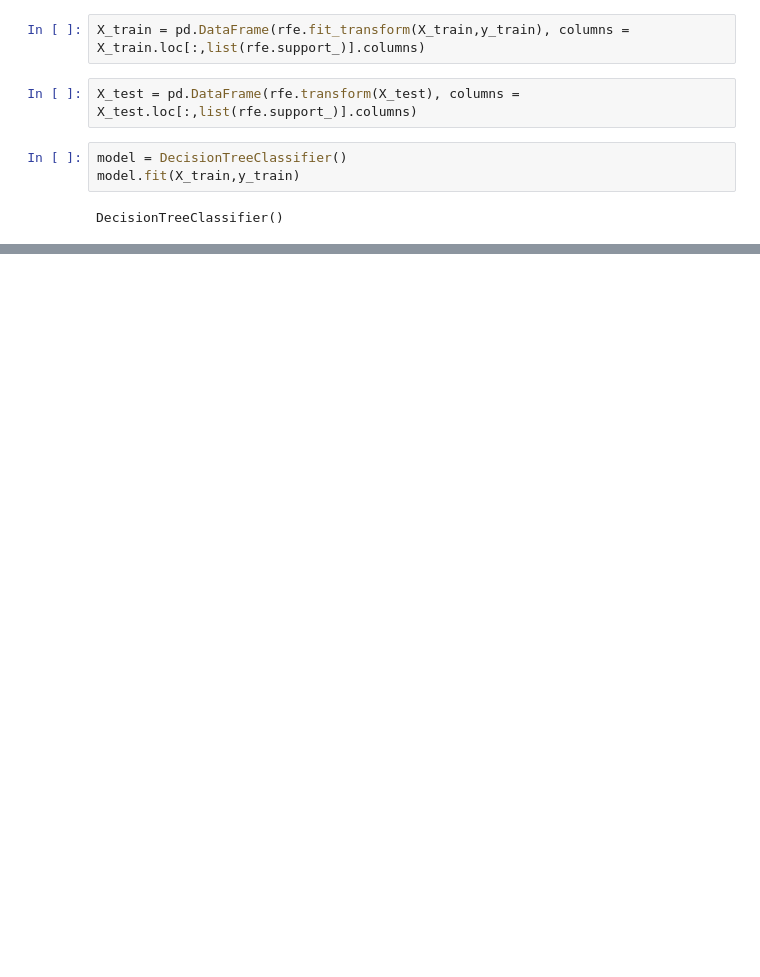
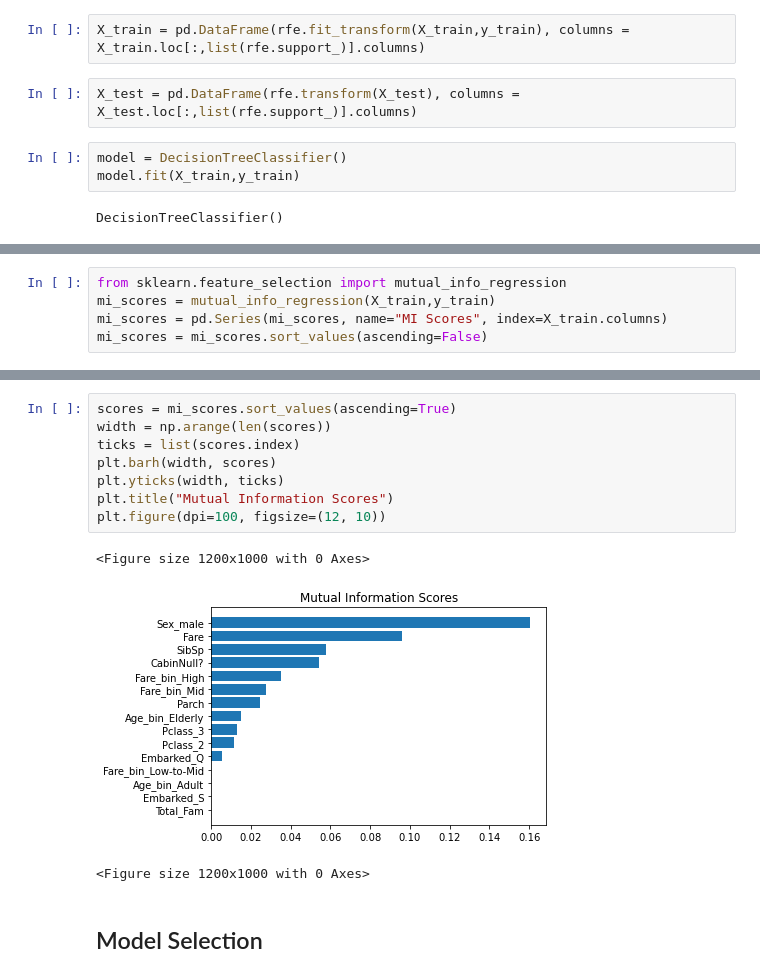
Before and after one commit to Data-Science-Fam/Titanic, a Jupyter notebook: Brady_Full_Project.ipynb, the cells around one changed output, grey strips where cells are left out. Drawn from its saved outputs; the diff is of its cells as text; blank space fills up the shorter version.

```diff
--- a/Brady_Full_Project.ipynb
+++ b/Brady_Full_Project.ipynb
@@ -106,0 +232,5 @@ accuracy_score(y_test, y_pred)
+# %%
+from sklearn.feature_selection import mutual_info_regression
+mi_scores = mutual_info_regression(X_train,y_train)
+mi_scores = pd.Series(mi_scores, name="MI Scores", index=X_train.columns)
+mi_scores = mi_scores.sort_values(ascending=False)
@@ -106,0 +256,14 @@ accuracy_score(y_test, y_pred)
+# %%
+scores = mi_scores.sort_values(ascending=True)
+width = np.arange(len(scores))
+ticks = list(scores.index)
+plt.barh(width, scores)
+plt.yticks(width, ticks)
+plt.title("Mutual Information Scores")
+plt.figure(dpi=100, figsize=(12, 10))
+# %% [output]
+<Figure size 1200x1000 with 0 Axes>
+[figure, added]
+<Figure size 1200x1000 with 0 Axes>
+# %% [markdown]
+## Model Selection
```
Also changed, not shown: parts of 25 cells of this notebook.
